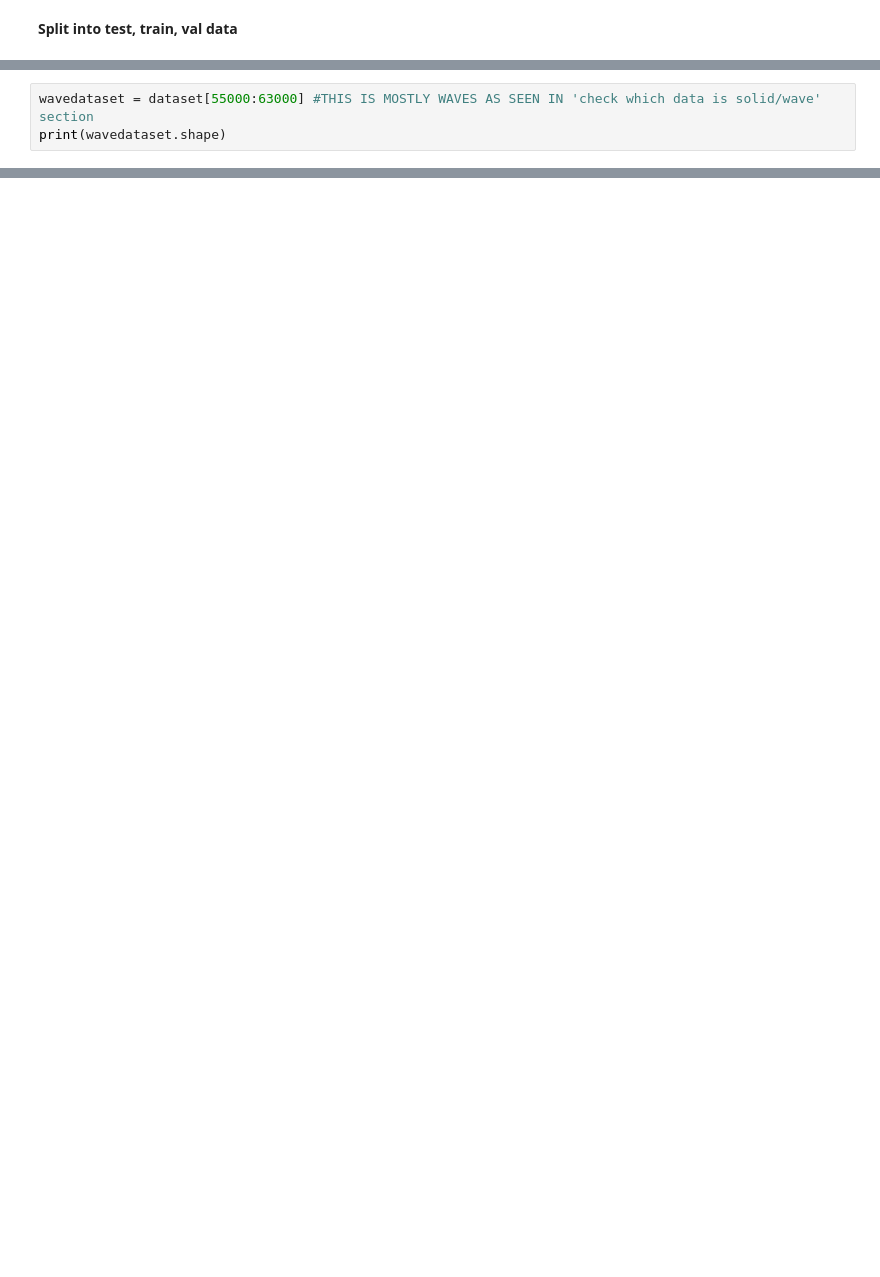
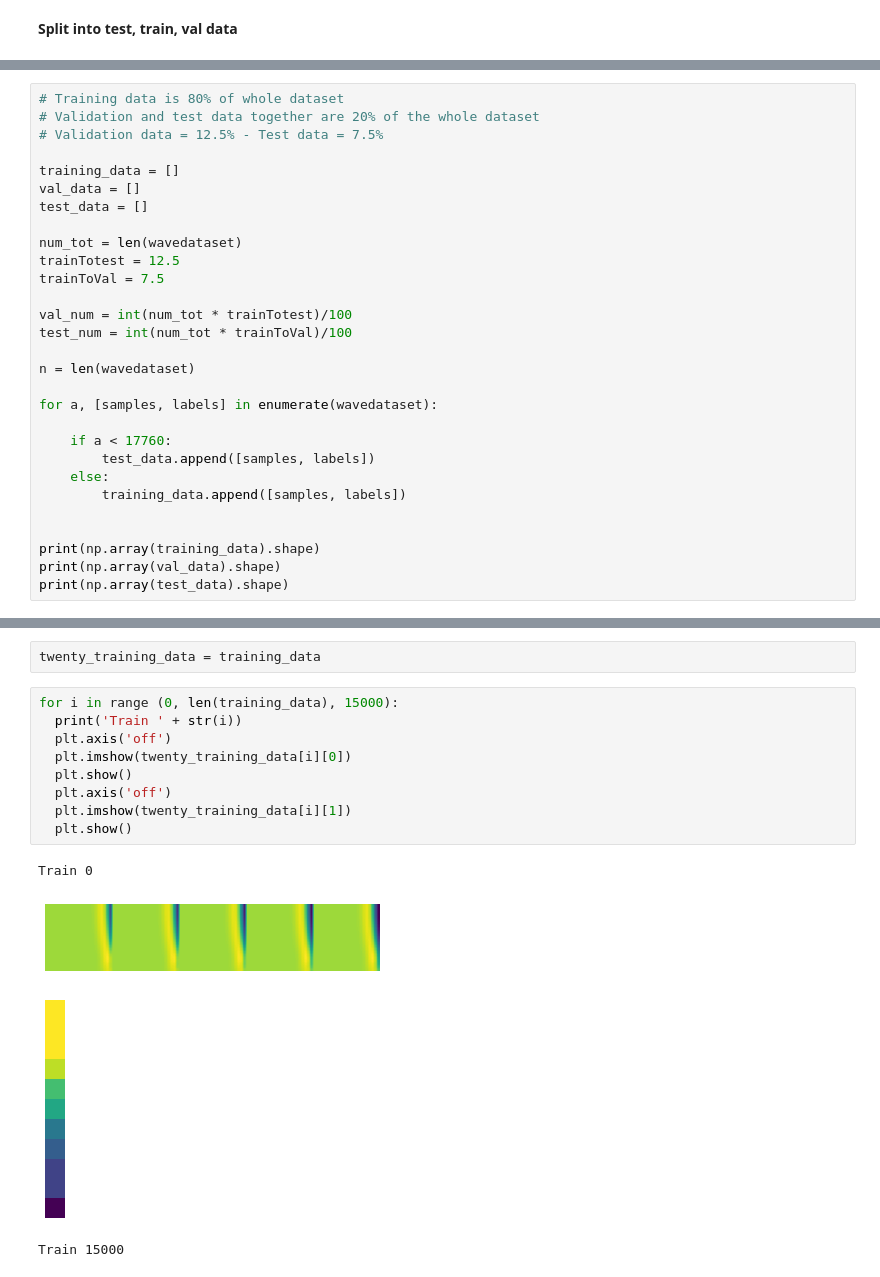
Before and after one commit to nicku-a/ConvLSTM_3D_Brain_Ultrasound, a Jupyter notebook: Debias_Data.ipynb, the cells around one changed output, grey strips where cells are left out. Cells and saved outputs as stored; diff of their text form; blank space fills up the shorter version.

```diff
--- a/Debias_Data.ipynb
+++ b/Debias_Data.ipynb
@@ -863,3 +218,0 @@ np.savez_compressed('/content/drive/My Drive/ML_Ultrasound_Project/UROPdata/fift
-# %%
-wavedataset = dataset[55000:63000] #THIS IS MOSTLY WAVES AS SEEN IN 'check which data is solid/wave' section
-print(wavedataset.shape)
@@ -966,0 +219,29 @@ np.savez_compressed('/content/drive/My Drive/ML_Ultrasound_Project/UROPdata/twen
+# %%
+# Training data is 80% of whole dataset
+# Validation and test data together are 20% of the whole dataset
+# Validation data = 12.5% - Test data = 7.5%
+
+training_data = []
+val_data = []
+test_data = []
+
+num_tot = len(wavedataset)
+trainTotest = 12.5
+trainToVal = 7.5
+
+val_num = int(num_tot * trainTotest)/100
+test_num = int(num_tot * trainToVal)/100
+
+n = len(wavedataset)
+
+for a, [samples, labels] in enumerate(wavedataset):
+
+    if a < 17760:
+        test_data.append([samples, labels])
+    else:
+        training_data.append([samples, labels])
+
+
+print(np.array(training_data).shape)
+print(np.array(val_data).shape)
+print(np.array(test_data).shape)
@@ -966,0 +252,16 @@ np.savez_compressed('/content/drive/My Drive/ML_Ultrasound_Project/UROPdata/twen
+# %%
+twenty_training_data = training_data
+# %%
+for i in range (0, len(training_data), 15000):
+  print('Train ' + str(i))
+  plt.axis('off')
+  plt.imshow(twenty_training_data[i][0])
+  plt.show()
+  plt.axis('off')
+  plt.imshow(twenty_training_data[i][1])
+  plt.show()
+# %% [output]
+Train 0
+[figure, added]
+[figure, added]
+Train 15000
```
Also changed, not shown: parts of 186 cells of this notebook.
